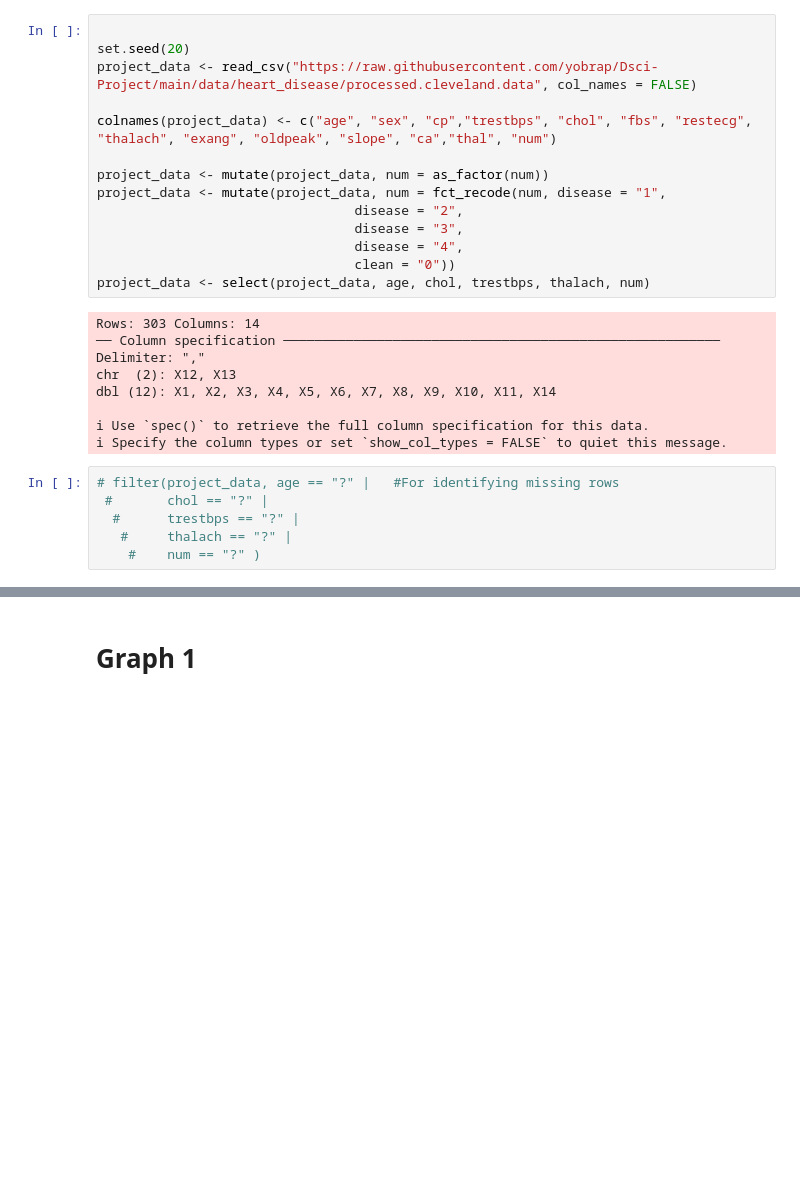
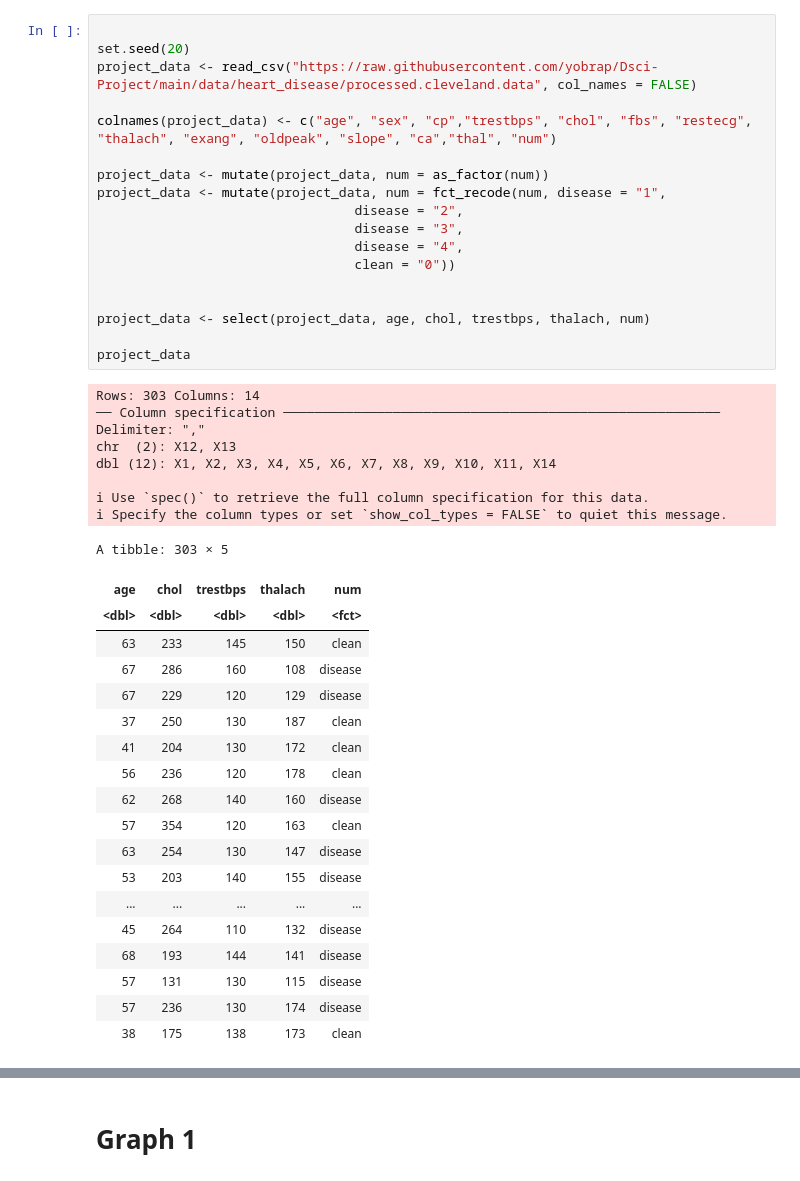
Before and after one commit to yobrap/Dsci-Project, a Jupyter notebook: Project.ipynb, the cells around one changed output, grey strips where cells are left out. Drawn from its saved outputs; the diff is of its cells as text; blank space fills up the shorter version.

```diff
--- a/Project.ipynb
+++ b/Project.ipynb
@@ -15,29 +34,46 @@ I believe that these findings can have a great impact in the future and lower th
 # %%
 
 set.seed(20)
 project_data <- read_csv("https://raw.githubusercontent.com/yobrap/Dsci-Project/main/data/heart_disease/processed.cleveland.data", col_names = FALSE)
 
 colnames(project_data) <- c("age", "sex", "cp","trestbps", "chol", "fbs", "restecg", "thalach", "exang", "oldpeak", "slope", "ca","thal", "num")
 
 project_data <- mutate(project_data, num = as_factor(num))
 project_data <- mutate(project_data, num = fct_recode(num, disease = "1",
                                  disease = "2",
                                  disease = "3",
                                  disease = "4",
                                  clean = "0"))
+
+
 project_data <- select(project_data, age, chol, trestbps, thalach, num)
+
+project_data
 # %% [output]
 Rows: 303 Columns: 14
 ── Column specification ────────────────────────────────────────────────────────
 Delimiter: ","
 chr  (2): X12, X13
 dbl (12): X1, X2, X3, X4, X5, X6, X7, X8, X9, X10, X11, X14
 
 ℹ Use `spec()` to retrieve the full column specification for this data.
 ℹ Specify the column types or set `show_col_types = FALSE` to quiet this message.
+A tibble: 303 × 5
+| age | chol | trestbps | thalach | num |
+| <dbl> | <dbl> | <dbl> | <dbl> | <fct> |
+| 63 | 233 | 145 | 150 | clean |
+| 67 | 286 | 160 | 108 | disease |
+| 67 | 229 | 120 | 129 | disease |
+| 37 | 250 | 130 | 187 | clean |
+| 41 | 204 | 130 | 172 | clean |
+| 56 | 236 | 120 | 178 | clean |
+| 62 | 268 | 140 | 160 | disease |
+| 57 | 354 | 120 | 163 | clean |
+| 63 | 254 | 130 | 147 | disease |
+| 53 | 203 | 140 | 155 | disease |
+| ... | ... | ... | ... | ... |
+| 45 | 264 | 110 | 132 | disease |
+| 68 | 193 | 144 | 141 | disease |
+| 57 | 131 | 130 | 115 | disease |
+| 57 | 236 | 130 | 174 | disease |
+| 38 | 175 | 138 | 173 | clean |
-# %%
-# filter(project_data, age == "?" |   #For identifying missing rows
- #       chol == "?" |
-  #      trestbps == "?" |
-   #     thalach == "?" |
-    #    num == "?" )
```
Also changed, not shown: parts of 17 cells of this notebook.
